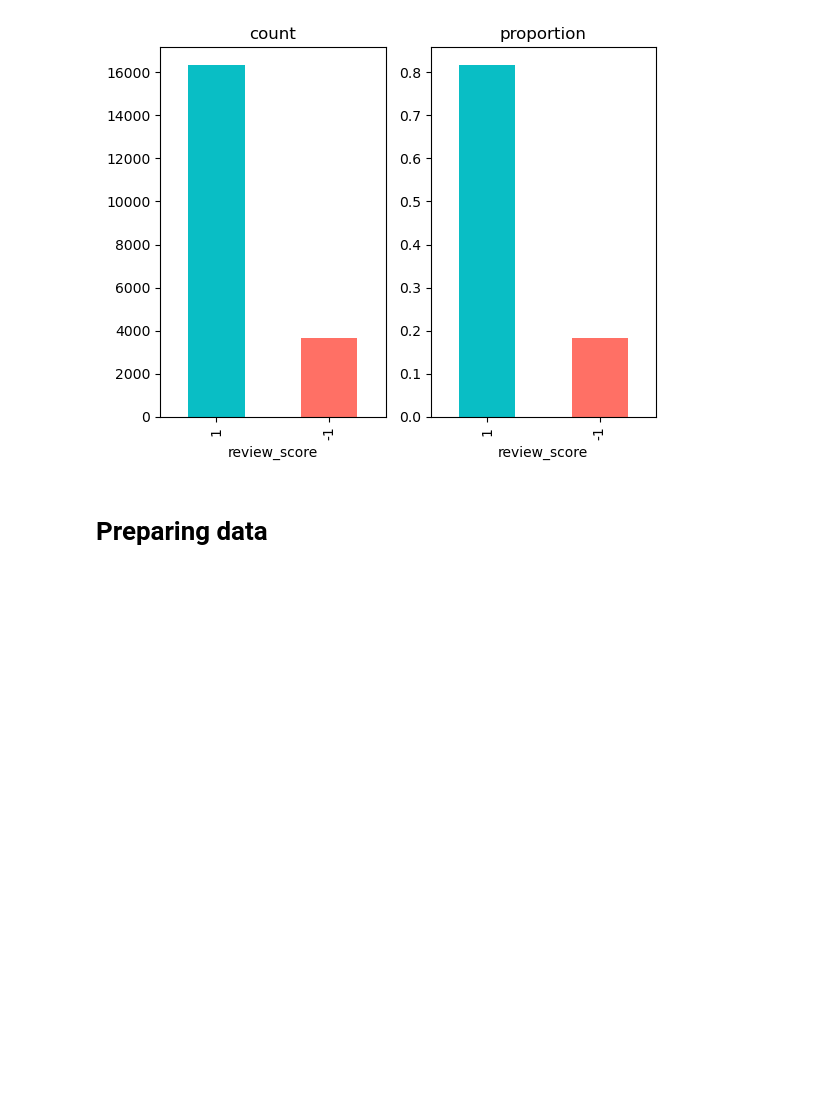
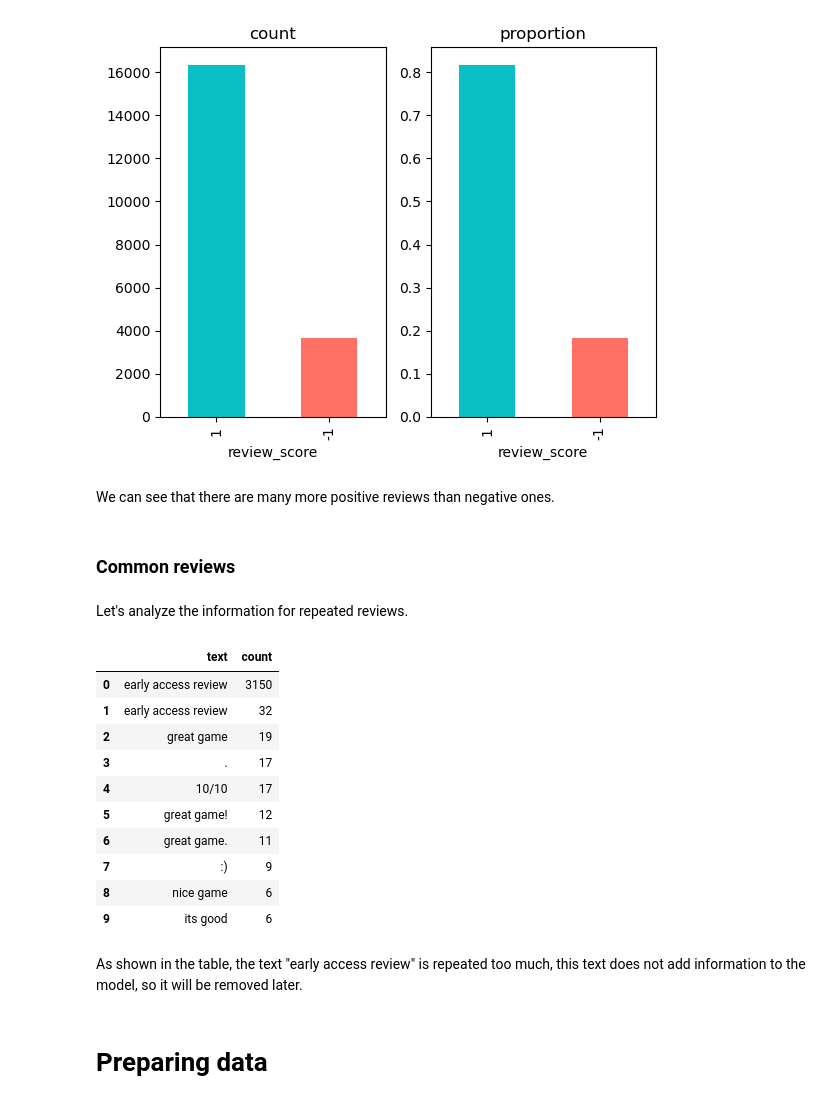
Before and after one commit to LuisFerTR/steam_reviews_classifier, a Jupyter notebook: steam-reviews-classifier.ipynb, the cells around one changed output. Drawn from its saved outputs; the diff is of its cells as text; code cells hidden in the pictures; blank space fills up the shorter version.

```diff
--- a/steam-reviews-classifier.ipynb
+++ b/steam-reviews-classifier.ipynb
@@ -115,6 +117,34 @@ review_score_stats.plot(x='review_score',
 plt.show()
 # %% [output]
 [figure]
+# %% [markdown]
+We can see that there are many more positive reviews than negative ones.
+# %% [markdown]
+### Common reviews
+# %% [markdown]
+Let's analyze the information for repeated reviews.
+# %%
+# Lowercase review text
+reviews_text = sampled_data['review_text'].str.lower().reset_index(name='text')
+
+# Count occurrences of review text
+tc = reviews_text['text'].value_counts().reset_index(name='count')
+tc.rename(columns={'index': 'text'}, inplace=True)
+tc.head(10)
+# %% [output]
+|  | text | count |
+| 0 | early access review | 3150 |
+| 1 | early access review | 32 |
+| 2 | great game | 19 |
+| 3 | . | 17 |
+| 4 | 10/10 | 17 |
+| 5 | great game! | 12 |
+| 6 | great game. | 11 |
+| 7 | :) | 9 |
+| 8 | nice game | 6 |
+| 9 | its good | 6 |
+# %% [markdown]
+As shown in the table, the text "early access review" is repeated too much, this text does not add information to the model, so it will be removed later.
 # %% [markdown]
 # Preparing data
 # %% [markdown]
```
Also changed, not shown: parts of 6 cells of this notebook.
